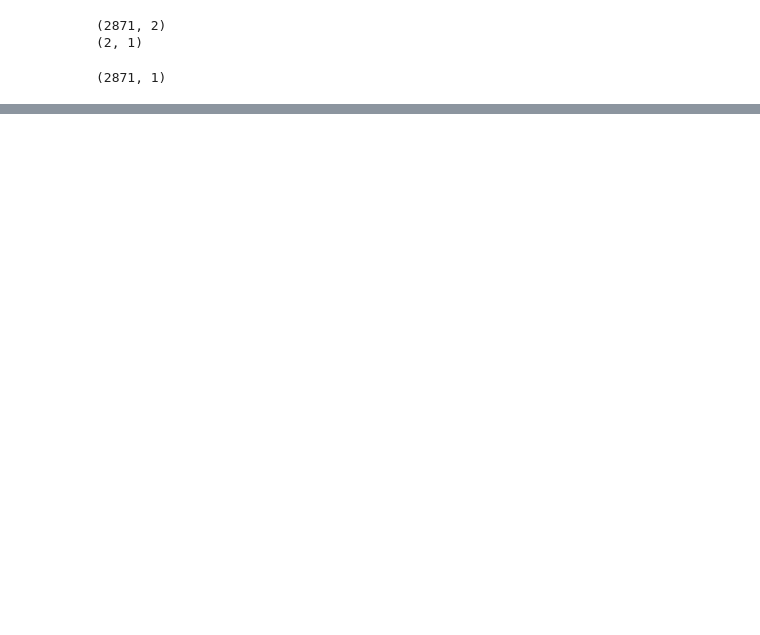
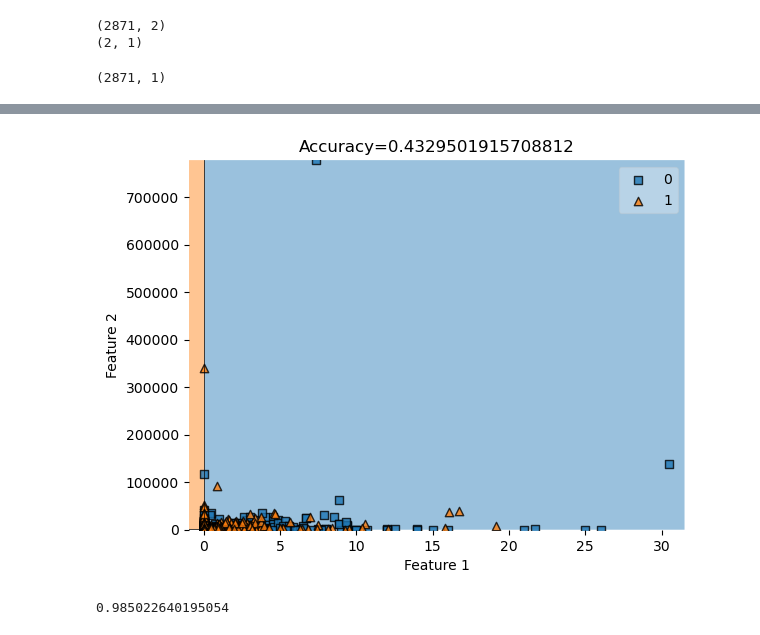
Before and after one commit to Xianzhiwang1/Leet-Code-Project, a Jupyter notebook: posts/final-blog-post/test.ipynb, the cells around one changed output, grey strips where cells are left out. Drawn from its saved outputs; the diff is of its cells as text; code cells hidden in the pictures; blank space fills up the shorter version.

Commit message:
added classifiers

```diff
--- a/posts/final-blog-post/test.ipynb
+++ b/posts/final-blog-post/test.ipynb
@@ -90,0 +125,13 @@ title = plt.gca().set(title=f"Accuracy={(mypredict==y_train).mean()}",
+# %%
+from final_project_code import Newton_Raphson
+NR2 = Newton_Raphson()
+NR2.simple_plot(model = mySVC, X = X_train, y = y_train)
+print("SVC")
+# %% [output]
+[figure, added]
+# %%
+DTree = DecisionTreeClassifier(random_state=0)
+DTree.fit(X_train, y_train)
+DTree.score(X_train, y_train)
+# %% [output]
+0.985022640195054
```
Also changed, not shown: parts of 19 cells of this notebook, 1 other file.
